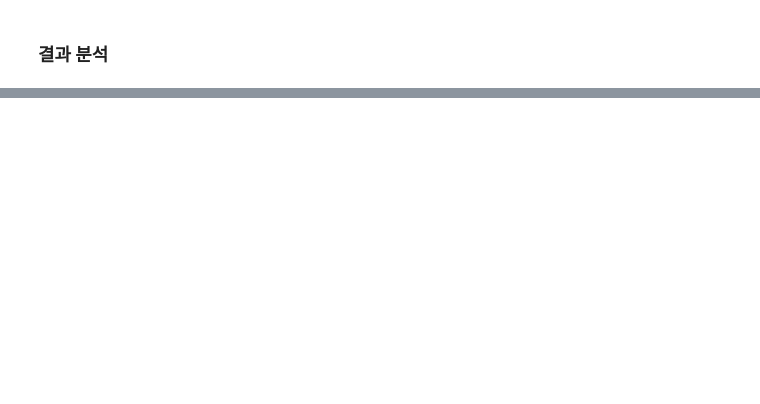
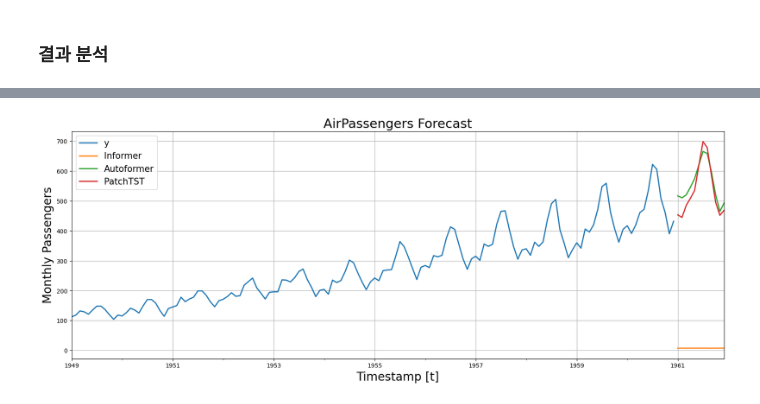
Before and after one commit to SLCFLAB/DL-Forecasting, a Jupyter notebook: DL/day2/day2_2_Practice3.ipynb, the cells around one changed output, grey strips where cells are left out. Cells and saved outputs as stored; diff of their text form; code cells hidden in the pictures; blank space fills up the shorter version.

```diff
--- a/DL/day2/day2_2_Practice3.ipynb
+++ b/DL/day2/day2_2_Practice3.ipynb
@@ -252,10 +228,3 @@ models = [Informer(h=horizon,                 # Forecasting horizon
 # %%
-%%capture
-nf = NeuralForecast(
-    models=models,
-    freq='15min')
-
-Y_hat_df = nf.cross_validation(df=Y_df,
-                               val_size=val_size,
-                               test_size=test_size,
-                               n_windows=None)
+nf = NeuralForecast(models=models, freq='M')
+nf.fit(df=Y_df)
@@ -306,0 +231,3 @@ For reference, we can check the performance when compared to self-reported perfo
+# %%
+Y_hat_df = nf.predict()
+Y_hat_df
@@ -306,0 +249,13 @@ For reference, we can check the performance when compared to self-reported perfo
+# %%
+Y_hat_df = Y_hat_df.reset_index()
+fig, ax = plt.subplots(1, 1, figsize = (20, 7))
+plot_df = pd.concat([Y_df, Y_hat_df]).set_index('ds') # Concatenate the train and forecast dataframes
+plot_df[['y', 'Informer', 'Autoformer', 'PatchTST']].plot(ax=ax, linewidth=2)
+
+ax.set_title('AirPassengers Forecast', fontsize=22)
+ax.set_ylabel('Monthly Passengers', fontsize=20)
+ax.set_xlabel('Timestamp [t]', fontsize=20)
+ax.legend(prop={'size': 15})
+ax.grid()
+# %% [output]
+[figure, added]
```
Also changed, not shown: parts of 18 cells of this notebook.
